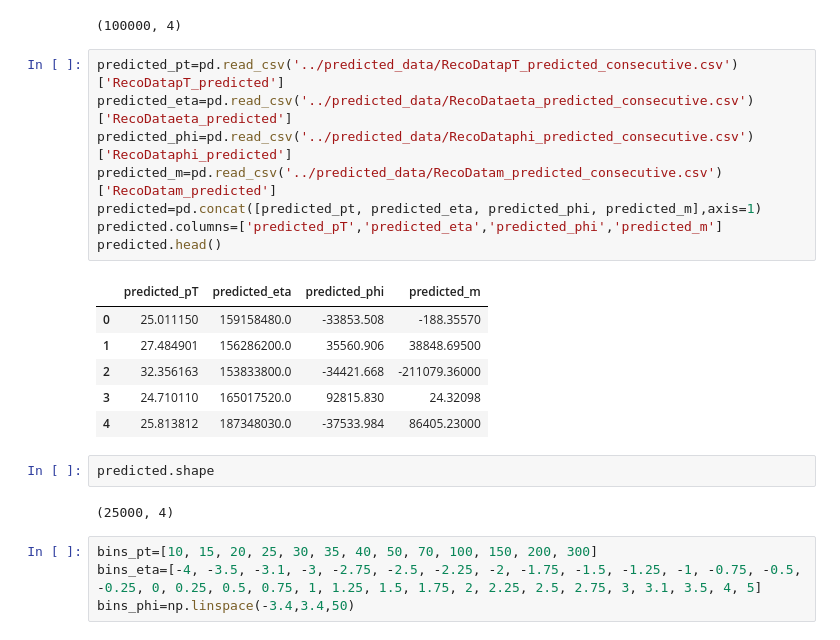
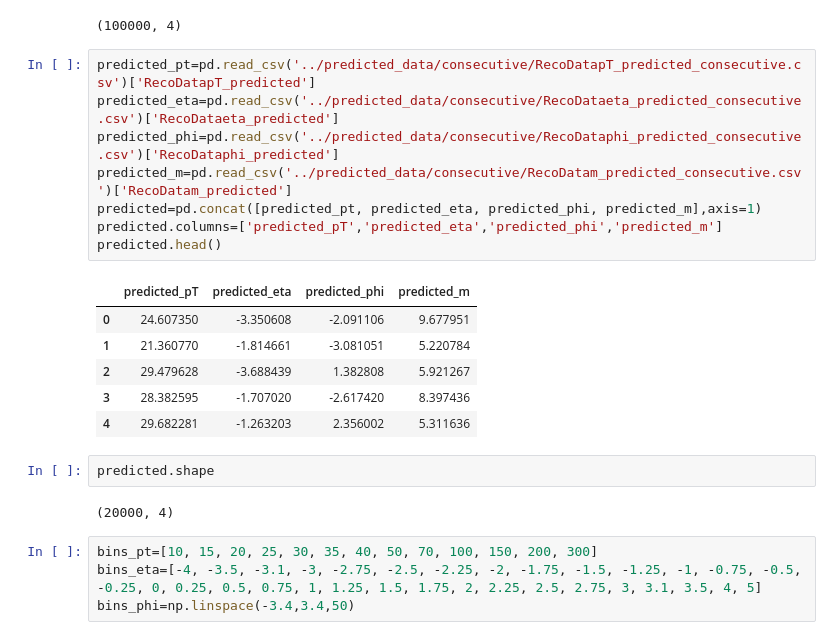
Before and after one commit to AliAlkadhim/IQN_HEP, a Jupyter notebook: ideas/KL_Divergence.ipynb, the cells around one changed output. Drawn from its saved outputs; the diff is of its cells as text.

```diff
--- a/ideas/KL_Divergence.ipynb
+++ b/ideas/KL_Divergence.ipynb
@@ -28,24 +29,24 @@ data.shape
 # %% [output]
 (100000, 4)
 # %%
-predicted_pt=pd.read_csv('../predicted_data/RecoDatapT_predicted_consecutive.csv')['RecoDatapT_predicted']
-predicted_eta=pd.read_csv('../predicted_data/RecoDataeta_predicted_consecutive.csv')['RecoDataeta_predicted']
-predicted_phi=pd.read_csv('../predicted_data/RecoDataphi_predicted_consecutive.csv')['RecoDataphi_predicted']
-predicted_m=pd.read_csv('../predicted_data/RecoDatam_predicted_consecutive.csv')['RecoDatam_predicted']
+predicted_pt=pd.read_csv('../predicted_data/consecutive/RecoDatapT_predicted_consecutive.csv')['RecoDatapT_predicted']
+predicted_eta=pd.read_csv('../predicted_data/consecutive/RecoDataeta_predicted_consecutive.csv')['RecoDataeta_predicted']
+predicted_phi=pd.read_csv('../predicted_data/consecutive/RecoDataphi_predicted_consecutive.csv')['RecoDataphi_predicted']
+predicted_m=pd.read_csv('../predicted_data/consecutive/RecoDatam_predicted_consecutive.csv')['RecoDatam_predicted']
 predicted=pd.concat([predicted_pt, predicted_eta, predicted_phi, predicted_m],axis=1)
 predicted.columns=['predicted_pT','predicted_eta','predicted_phi','predicted_m']
 predicted.head()
 # %% [output]
 |  | predicted_pT | predicted_eta | predicted_phi | predicted_m |
-| 0 | 25.011150 | 159158480.0 | -33853.508 | -188.35570 |
-| 1 | 27.484901 | 156286200.0 | 35560.906 | 38848.69500 |
-| 2 | 32.356163 | 153833800.0 | -34421.668 | -211079.36000 |
-| 3 | 24.710110 | 165017520.0 | 92815.830 | 24.32098 |
-| 4 | 25.813812 | 187348030.0 | -37533.984 | 86405.23000 |
+| 0 | 24.607350 | -3.350608 | -2.091106 | 9.677951 |
+| 1 | 21.360770 | -1.814661 | -3.081051 | 5.220784 |
+| 2 | 29.479628 | -3.688439 | 1.382808 | 5.921267 |
+| 3 | 28.382595 | -1.707020 | -2.617420 | 8.397436 |
+| 4 | 29.682281 | -1.263203 | 2.356002 | 5.311636 |
 # %%
 predicted.shape
 # %% [output]
-(25000, 4)
+(20000, 4)
 # %%
 bins_pt=[10, 15, 20, 25, 30, 35, 40, 50, 70, 100, 150, 200, 300]
 bins_eta=[-4, -3.5, -3.1, -3, -2.75, -2.5, -2.25, -2, -1.75, -1.5, -1.25, -1, -0.75, -0.5, -0.25, 0, 0.25, 0.5, 0.75, 1, 1.25, 1.5, 1.75, 2, 2.25, 2.5, 2.75, 3, 3.1, 3.5, 4, 5]
```
Also changed, not shown: parts of 9 cells of this notebook, 15 other files.
